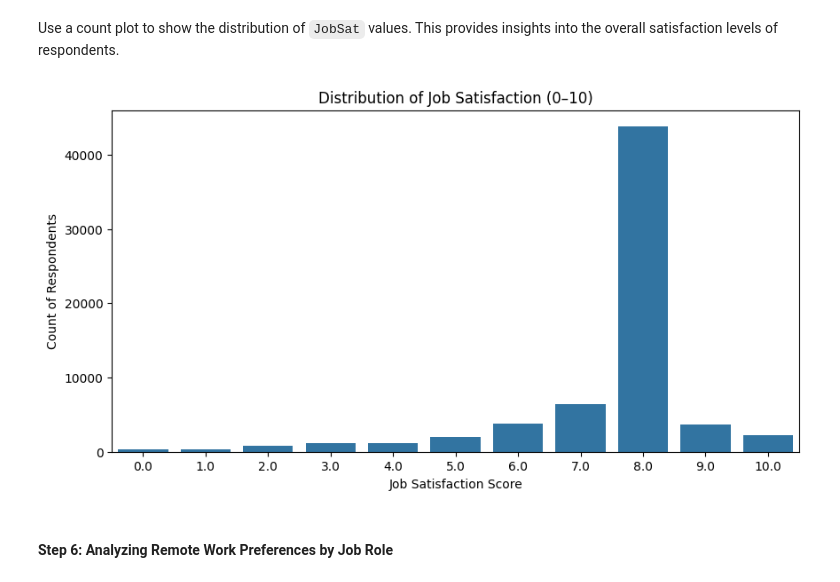
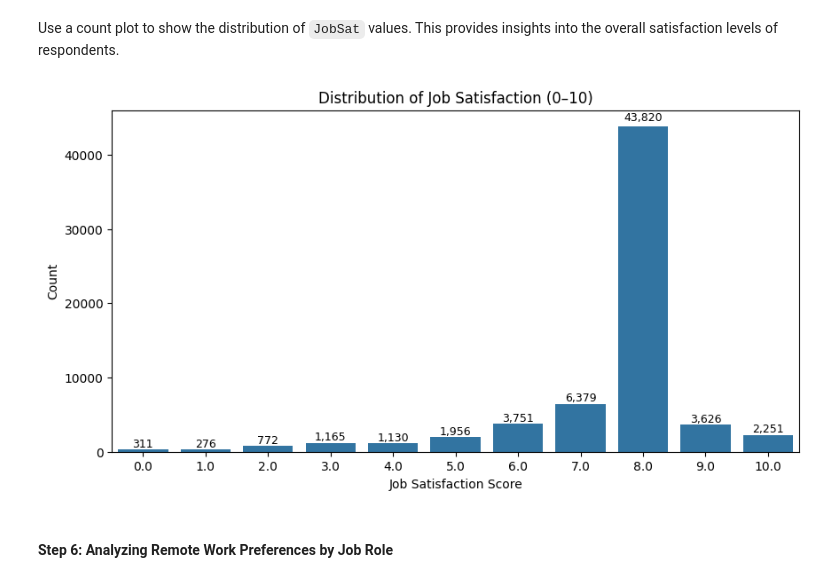
Before and after one commit to anacarolcarrascoconsultorias-lab/IBM-Data-Science-Assignments, a Jupyter notebook: Lab_12_Exploratory_Data_Analysis.ipynb, the cells around one changed output. Drawn from its saved outputs; the diff is of its cells as text; code cells hidden in the pictures.

```diff
--- a/Lab_12_Exploratory_Data_Analysis.ipynb
+++ b/Lab_12_Exploratory_Data_Analysis.ipynb
@@ -243,0 +173,3 @@ plt.show()
+# %%
+df["Employment_clean_list"] = df["Employment"].apply(split_and_clean_employment)
+employment_exploded = df.explode("Employment_clean_list").dropna(subset=["Employment_clean_list"])
@@ -265,18 +429,13 @@ def clean_years(value):
         return None
 
 df["YearsCodePro_clean"] = df["YearsCodePro"].apply(clean_years)
-# %%
-sat_mapping = {
-    "Very dissatisfied": 1,
-    "Slightly dissatisfied": 2,
-    "Neutral": 3,
-    "Slightly satisfied": 4,
-    "Very satisfied": 5
-}
-
-df["JobSat_score"] = df["JobSat"].map(sat_mapping)
 # %%
 bins = [0, 5, 10, 20, 60]
 labels = ["0–5", "5–10", "10–20", "20+"]
 
-df["ExperienceRange"] = pd.cut(df["YearsCodePro_clean"], bins=bins, labels=labels, right=False)
+df["ExperienceRange"] = pd.cut(
+    df["YearsCodePro_clean"],
+    bins=bins,
+    labels=labels,
+    right=False
+)
@@ -312,15 +483,33 @@ plt.show()
 # %% [markdown]
 Use a count plot to show the distribution of `JobSat` values. This provides insights into the overall satisfaction levels of respondents.
 # %%
-## Write your code here
 plt.figure(figsize=(10,5))
-sns.countplot(data=df, x="JobSat", order=sorted(df["JobSat"].dropna().unique()))
+ax = sns.countplot(
+    data=df,
+    x="JobSat",
+    order=sorted(df["JobSat"].unique())
+)
+
 plt.title("Distribution of Job Satisfaction (0–10)")
 plt.xlabel("Job Satisfaction Score")
-plt.ylabel("Count of Respondents")
+plt.ylabel("Count")
+
+# Add labels above bars
+for p in ax.patches:
+    height = p.get_height()
+    ax.text(
+        p.get_x() + p.get_width()/2,   # x-position: middle of the bar
+        height + (height * 0.01),      # y-position: just above the bar
+        f"{height:,.0f}",              # format with commas
+        ha="center",
+        va="bottom",
+        fontsize=9,
+        color="black"
+    )
+
 plt.show()
 # %% [output]
-[figure, old version]
+[figure, new version]
 # %% [markdown]
 #### Step 6: Analyzing Remote Work Preferences by Job Role
 # %% [markdown]
```
Also changed, not shown: parts of 53 cells of this notebook.
